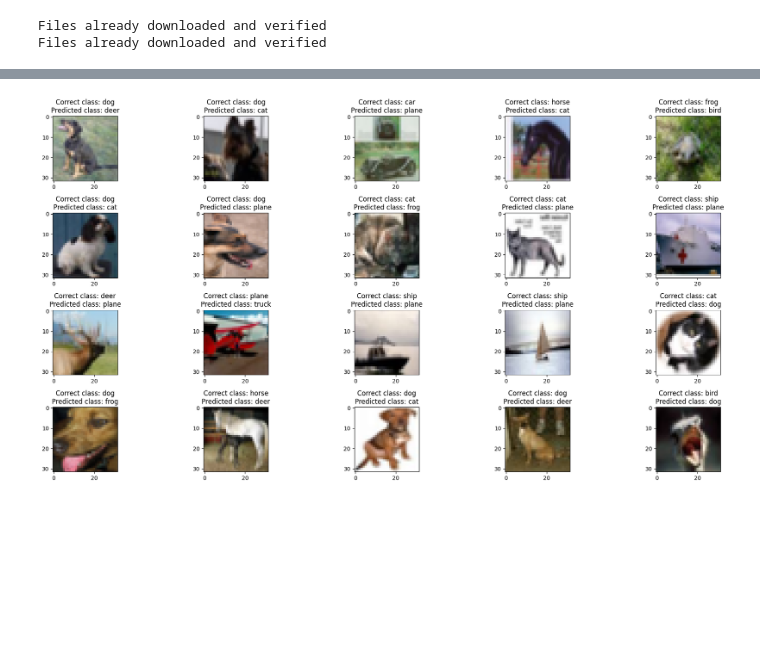
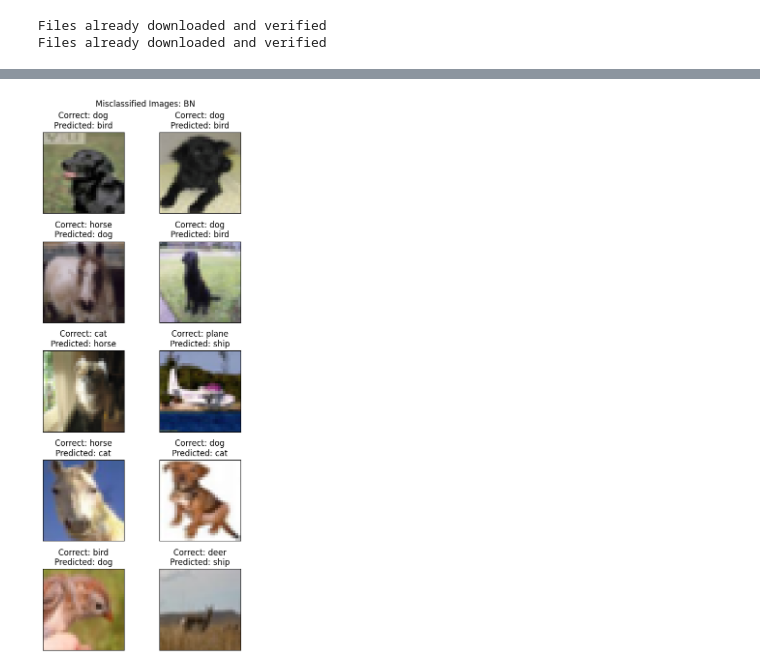
Before and after one commit to abhyuditjain/era-v1, a Jupyter notebook: session_08/session_08_bn.ipynb, the cells around one changed output, grey strips where cells are left out. Cells and saved outputs as stored; diff of their text form; code cells hidden in the pictures; blank space fills up the shorter version.

Commit message:
changed model and added README

```diff
--- a/session_08/session_08_bn.ipynb
+++ b/session_08/session_08_bn.ipynb
@@ -50,7 +50,7 @@ test_transforms = transforms.Compose(
 cifar10 = Cifar10DataLoader(is_cuda_available=use_cuda)
 
 train_loader = cifar10.get_loader(transforms=train_transforms, train=True)
-test_loader = cifar10.get_loader(transforms=train_transforms, train=False)
+test_loader = cifar10.get_loader(transforms=test_transforms, train=False)
 # %% [output]
 Files already downloaded and verified
 Files already downloaded and verified
@@ -95,6 +95,6 @@ Estimated Total Size (MB): 2.70
 ==================================================================================================================================
 # %%
-model = Model(norm_method=NormalizationMethod.BATCH).to(device)
+model = Session08Model(norm_method=NormalizationMethod.BATCH, add_skip=True).to(device)
 optimizer = optim.SGD(model.parameters(), lr=0.01, momentum=0.9)
 scheduler = optim.lr_scheduler.StepLR(optimizer=optimizer, step_size=10, gamma=0.1)
 criterion = nn.NLLLoss()
@@ -125,10 +125,11 @@ Test set: Average loss: 0.0059, Accuracy: 7308/10000 (73.08%)
 misclassified_images, predictions, labels = tester.get_misclassified_images()
 # %%
 show_misclassified_images(
-    misclassified_images[:20],
-    predictions[:20],
-    labels[:20],
+    misclassified_images[:10],
+    predictions[:10],
+    labels[:10],
     cifar10.classes,
+    "Misclassified Images: BN",
 )
 # %% [output]
-[figure, old version]
+[figure, new version]
```
Also changed, not shown: parts of 5 cells of this notebook, 14 other files.
